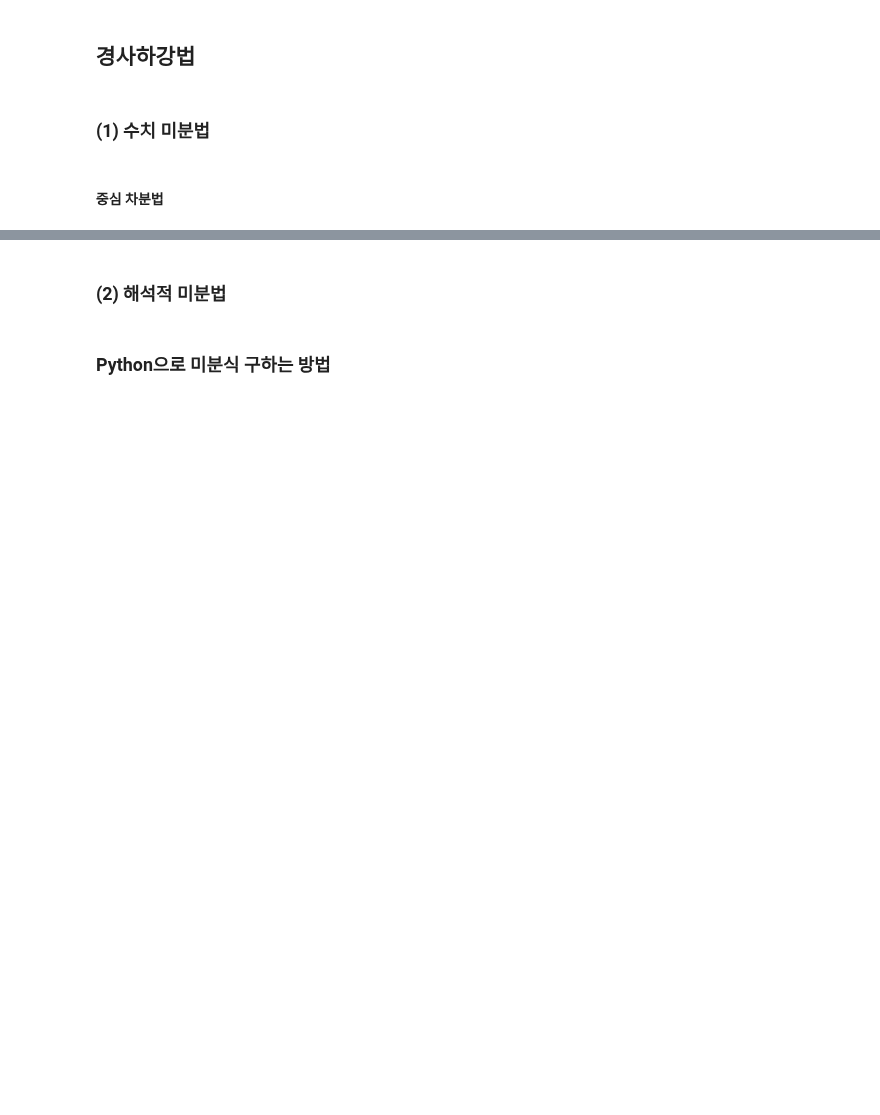
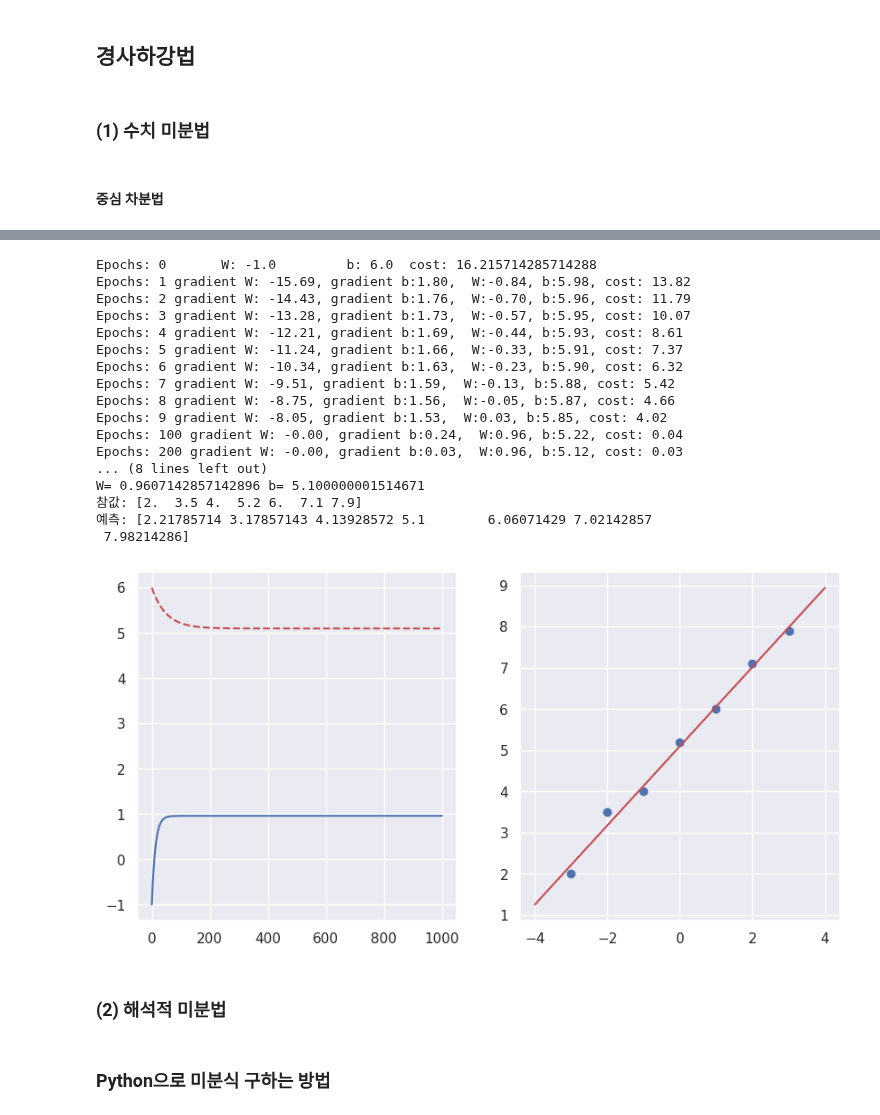
Before and after one commit to gymnopedy01/ictis-2023-ai, a Jupyter notebook: 다운로드/배포_ML_회귀.ipynb, the cells around one changed output, grey strips where cells are left out. Drawn from its saved outputs; the diff is of its cells as text; code cells hidden in the pictures; blank space fills up the shorter version.

```diff
--- a/다운로드/배포_ML_회귀.ipynb
+++ b/다운로드/배포_ML_회귀.ipynb
@@ -100,7 +163,26 @@ W, b =
 # %%
 x = np.array( [-3, -2, -1, 0, 1, 2, 3]  )
 y = np.array( [2, 3.5, 4, 5.2, 6, 7.1, 7.9] )
-W, b =
+W, b = numericalderiv_LinearRegression(x,y)
+# %% [output]
+Epochs: 0       W: -1.0         b: 6.0  cost: 16.215714285714288
+Epochs: 1 gradient W: -15.69, gradient b:1.80,  W:-0.84, b:5.98, cost: 13.82
+Epochs: 2 gradient W: -14.43, gradient b:1.76,  W:-0.70, b:5.96, cost: 11.79
+Epochs: 3 gradient W: -13.28, gradient b:1.73,  W:-0.57, b:5.95, cost: 10.07
+Epochs: 4 gradient W: -12.21, gradient b:1.69,  W:-0.44, b:5.93, cost: 8.61
+Epochs: 5 gradient W: -11.24, gradient b:1.66,  W:-0.33, b:5.91, cost: 7.37
+Epochs: 6 gradient W: -10.34, gradient b:1.63,  W:-0.23, b:5.90, cost: 6.32
+Epochs: 7 gradient W: -9.51, gradient b:1.59,  W:-0.13, b:5.88, cost: 5.42
+Epochs: 8 gradient W: -8.75, gradient b:1.56,  W:-0.05, b:5.87, cost: 4.66
+Epochs: 9 gradient W: -8.05, gradient b:1.53,  W:0.03, b:5.85, cost: 4.02
+Epochs: 100 gradient W: -0.00, gradient b:0.24,  W:0.96, b:5.22, cost: 0.04
+Epochs: 200 gradient W: -0.00, gradient b:0.03,  W:0.96, b:5.12, cost: 0.03
+... (8 lines left out)
+W= 0.9607142857142896 b= 5.100000001514671
+참값: [2.  3.5 4.  5.2 6.  7.1 7.9]
+예측: [2.21785714 3.17857143 4.13928572 5.1        6.06071429 7.02142857
+ 7.98214286]
+[figure, added]
 # %% [markdown]
 ### (2) 해석적 미분법
 # %% [markdown]
```
Also changed, not shown: parts of 12 cells of this notebook.
